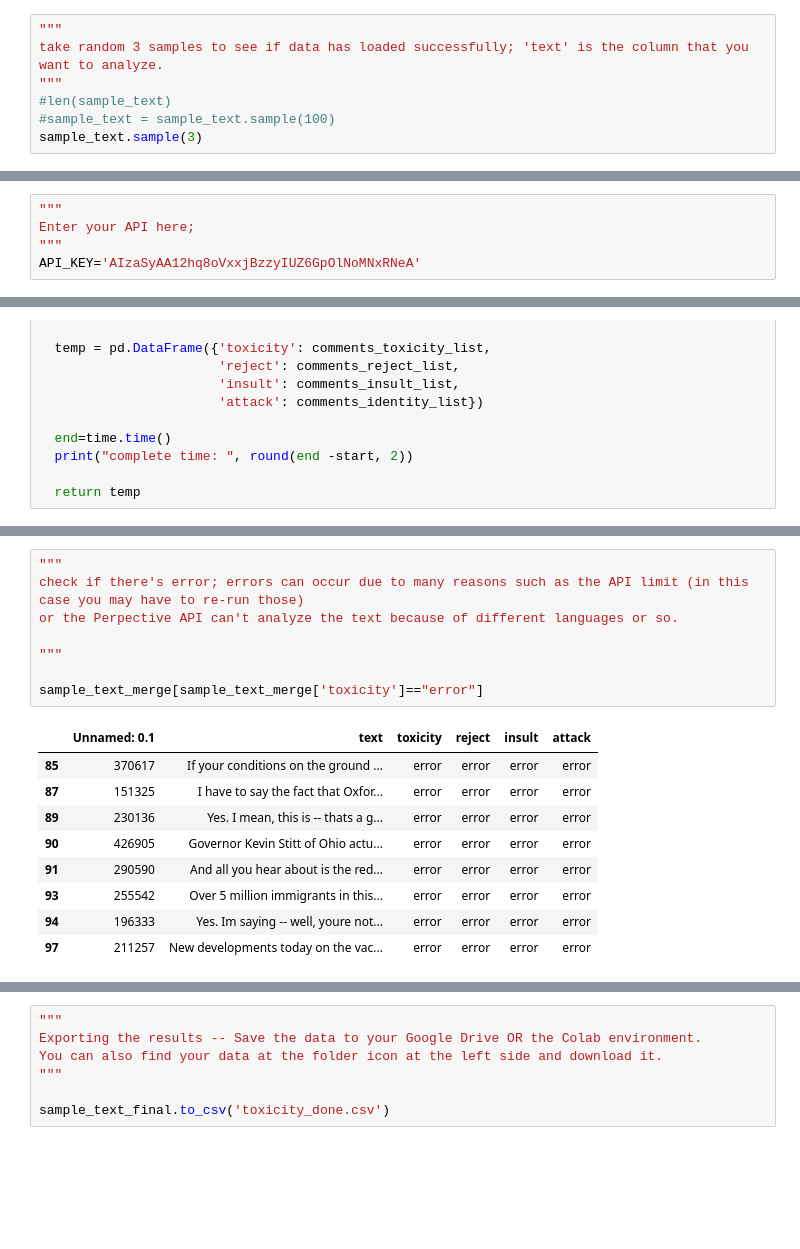
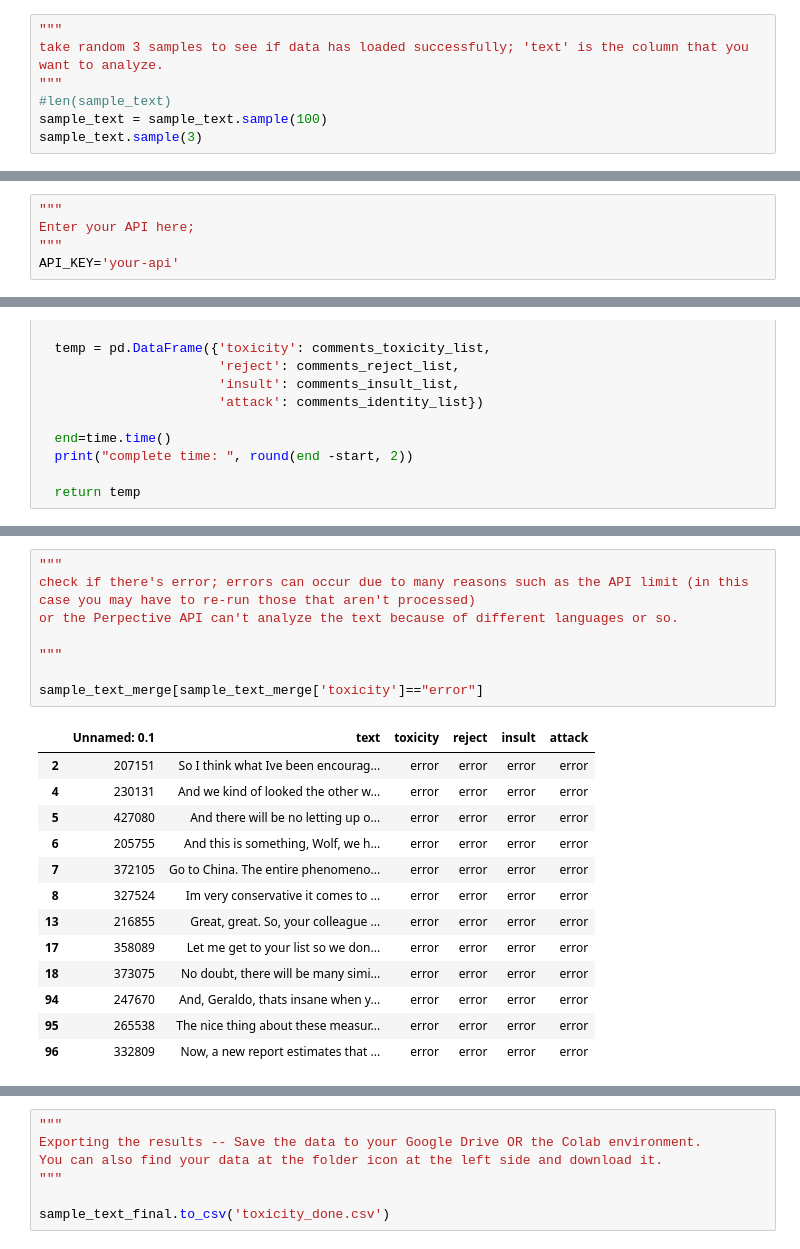
Before and after one commit to ykim71/google_toxicity, a Jupyter notebook: google_toxicity_update.ipynb, the cells around one changed output, grey strips where cells are left out. Cells and saved outputs as stored; diff of their text form; blank space fills up the shorter version.

```diff
--- a/google_toxicity_update.ipynb
+++ b/google_toxicity_update.ipynb
@@ -37,5 +37,5 @@ sample_text = pd.read_csv('sample_df.csv') # OR, /content/sample_code_review.csv
 take random 3 samples to see if data has loaded successfully; 'text' is the column that you want to analyze.
 """
 #len(sample_text)
-#sample_text = sample_text.sample(100)
+sample_text = sample_text.sample(100)
 sample_text.sample(3)
@@ -59,7 +64,7 @@ from googleapiclient.errors import HttpError
 """
 Enter your API here;
 """
-API_KEY='AIzaSyAA12hq8oVxxjBzzyIUZ6GpOlNoMNxRNeA'
+API_KEY='your-api'
 # %%
 """
 Run this code if you want to analyze text data 4 measures of Toxicity, Likely to reject, Insult, and Identity Attact.
@@ -229,22 +235,26 @@ sample_text_merge
 100 rows × 6 columns
 # %%
 """
-check if there's error; errors can occur due to many reasons such as the API limit (in this case you may have to re-run those)
+check if there's error; errors can occur due to many reasons such as the API limit (in this case you may have to re-run those that aren't processed)
 or the Perpective API can't analyze the text because of different languages or so.
 
 """
 
 sample_text_merge[sample_text_merge['toxicity']=="error"]
 # %% [output]
 |  | Unnamed: 0.1 | text | toxicity | reject | insult | attack |
-| 85 | 370617 | If your conditions on the ground ... | error | error | error | error |
-| 87 | 151325 | I have to say the fact that Oxfor... | error | error | error | error |
-| 89 | 230136 | Yes. I mean, this is -- thats a g... | error | error | error | error |
-| 90 | 426905 | Governor Kevin Stitt of Ohio actu... | error | error | error | error |
-| 91 | 290590 | And all you hear about is the red... | error | error | error | error |
-| 93 | 255542 | Over 5 million immigrants in this... | error | error | error | error |
-| 94 | 196333 | Yes. Im saying -- well, youre not... | error | error | error | error |
-| 97 | 211257 | New developments today on the vac... | error | error | error | error |
+| 2 | 207151 | So I think what Ive been encourag... | error | error | error | error |
+| 4 | 230131 | And we kind of looked the other w... | error | error | error | error |
+| 5 | 427080 | And there will be no letting up o... | error | error | error | error |
+| 6 | 205755 | And this is something, Wolf, we h... | error | error | error | error |
+| 7 | 372105 | Go to China. The entire phenomeno... | error | error | error | error |
+| 8 | 327524 | Im very conservative it comes to ... | error | error | error | error |
+| 13 | 216855 | Great, great. So, your colleague ... | error | error | error | error |
+| 17 | 358089 | Let me get to your list so we don... | error | error | error | error |
+| 18 | 373075 | No doubt, there will be many simi... | error | error | error | error |
+| 94 | 247670 | And, Geraldo, thats insane when y... | error | error | error | error |
+| 95 | 265538 | The nice thing about these measur... | error | error | error | error |
+| 96 | 332809 | Now, a new report estimates that ... | error | error | error | error |
 # %%
 """
 I'm going to re-run those errors and merge them to those completed;
```
Also changed, not shown: parts of 12 cells of this notebook.
